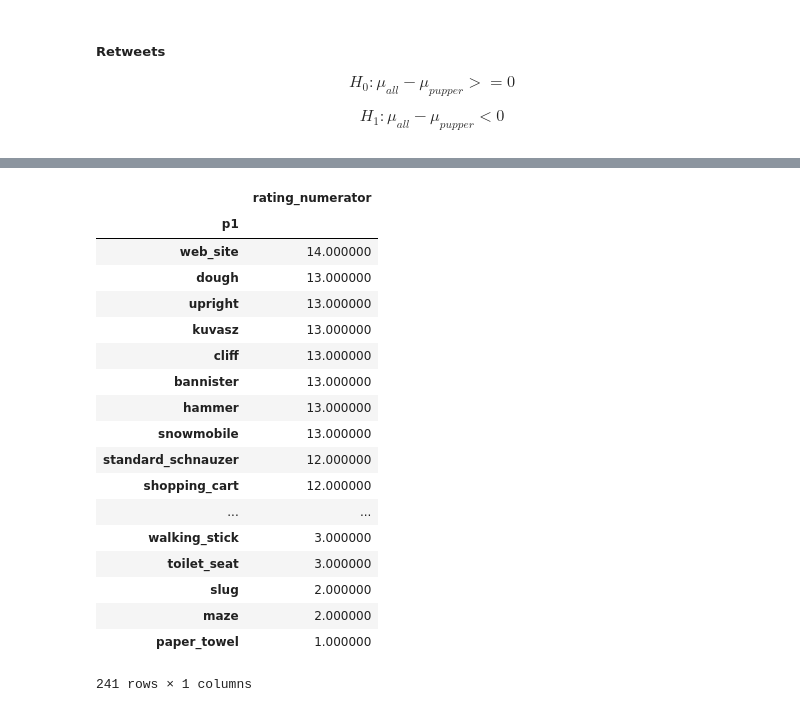
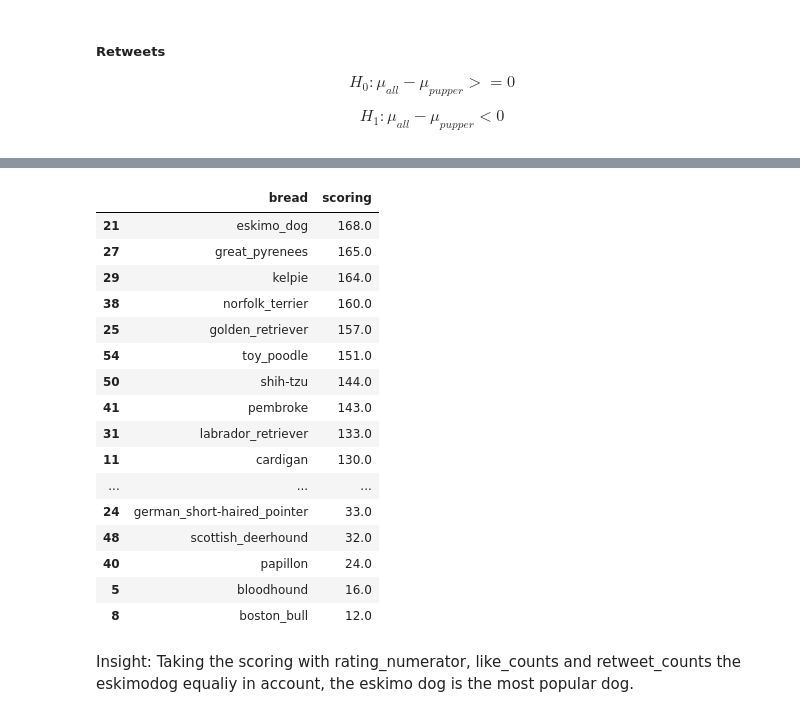
Before and after one commit to VerenaDietrich/WeRateDogs-Analysis, a Jupyter notebook: wrangle_act.ipynb, the cells around one changed output, grey strips where cells are left out. Cells and saved outputs as stored; diff of their text form; code cells hidden in the pictures.

Commit message:
Insights finished

```diff
--- a/wrangle_act.ipynb
+++ b/wrangle_act.ipynb
@@ -48,18 +53,18 @@ with open('tweet_json.txt', 'w') as file:
 '\n#authentification parametres for twetter API\nauth = tweepy.OAuthHandler(consumer_key, consumer_secret)\nauth.set_access_token(access_token, access_token_secret)\napi = tweepy.API(auth)\n\n# test a ...
 # %%
 #storing tweet ID, retweet count, and favorite count ("likes") in pandas DataFrame tweet_info
-tweet_info = pd.DataFrame(columns=['tweet_ID', 'retweet_counts', 'like_counts'])
-tweet_ID = []
+tweet_info = pd.DataFrame(columns=['tweet_id', 'retweet_counts', 'like_counts'])
+tweet_id = []
 retweet_counts = []
 like_counts = []
 with open('tweet_json.txt') as json_file:
     for line in json_file:
         l = json.loads(line)
-        tweet_ID.append(l['id_str'])
+        tweet_id.append(l['id_str'])
         retweet_counts.append(l['retweet_count'])
         like_counts.append(l['favorite_count'])
 
-tweet_info.tweet_ID = tweet_ID
+tweet_info.tweet_id = tweet_id
 tweet_info.retweet_counts = retweet_counts
 tweet_info.like_counts = like_counts
 # %%
@@ -787,0 +808,6 @@ Which breads get the most likes or retweets?
+# %%
+#select only tweets with images that contains dogs in the foreground
+tweets_clean_bread = tweets_clean[tweets_clean.p1_dog == True]
+#select only breads that are in at least three tweets to give a representative result
+tweets_clean_bread = tweets_clean_bread.groupby(['p1']).mean()[tweets_clean_bread.groupby(['p1']).count().tweet_id >= 3]
+tweets_clean_bread.sort_values(by=['rating_numerator'])['rating_numerator'].plot(kind = "barh", figsize =(13,13));
@@ -788,22 +824,38 @@ Which breads get the most likes or retweets?
+# %%
+#The higher the score the higher the position in rating_numerator, like_counts and retweet_counts
+popularity = pd.DataFrame(columns=('bread','scoring'))
+popularity.bread = tweets_clean_bread.index
+popularity.scoring = np.zeros(len(popularity.bread))
+#iterate over all breads
+for bread in tweets_clean_bread.index:
+    #iterate over all positions
+    for i in range(len(tweets_clean_bread.index)):
+        #add position where the bread in the scoring of rating
+        if tweets_clean_bread.sort_values(by=['rating_numerator']).index[i] == bread:
+            popularity.loc[popularity.bread == bread, 'scoring'] += i
+        #save position where the bread in the scoring of likes
+        if tweets_clean_bread.sort_values(by=['like_counts']).index[i] == bread:
+            popularity.loc[popularity.bread == bread, 'scoring'] += i
+        #save position where the bread in the scoring of retweets
+        if tweets_clean_bread.sort_values(by=['retweet_counts']).index[i] == bread:
+            popularity.loc[popularity.bread == bread, 'scoring'] += i
 # %%
-tweets_clean[['rating_numerator','p1']].groupby(['p1']).mean().sort_values(by=['rating_numerator'],ascending=False)
+popularity.sort_values(by=['scoring'], ascending = False)
 # %% [output]
-|  | rating_numerator |
-| p1 |  |
-| web_site | 14.000000 |
-| dough | 13.000000 |
-| upright | 13.000000 |
-| kuvasz | 13.000000 |
-| cliff | 13.000000 |
-| bannister | 13.000000 |
-| hammer | 13.000000 |
-| snowmobile | 13.000000 |
-| standard_schnauzer | 12.000000 |
-| shopping_cart | 12.000000 |
-| ... | ... |
-| walking_stick | 3.000000 |
-| toilet_seat | 3.000000 |
-| slug | 2.000000 |
-| maze | 2.000000 |
-| paper_towel | 1.000000 |
+|  | bread | scoring |
+| 21 | eskimo_dog | 168.0 |
+| 27 | great_pyrenees | 165.0 |
+| 29 | kelpie | 164.0 |
+| 38 | norfolk_terrier | 160.0 |
+| 25 | golden_retriever | 157.0 |
+| 54 | toy_poodle | 151.0 |
+| 50 | shih-tzu | 144.0 |
+| 41 | pembroke | 143.0 |
+| 31 | labrador_retriever | 133.0 |
+| 11 | cardigan | 130.0 |
+| ... | ... | ... |
+| 24 | german_short-haired_pointer | 33.0 |
+| 48 | scottish_deerhound | 32.0 |
+| 40 | papillon | 24.0 |
+| 5 | bloodhound | 16.0 |
+| 8 | boston_bull | 12.0 |
-241 rows × 1 columns
@@ -811,0 +862,2 @@ tweets_clean[['rating_numerator','like_counts','retweet_counts','dog_stages','p1
+# %% [markdown]
+Insight: Taking the scoring with rating_numerator, like_counts and retweet_counts the eskimodog equaliy in account, the eskimo dog is the most popular dog.
```
Also changed, not shown: parts of 58 cells of this notebook.
